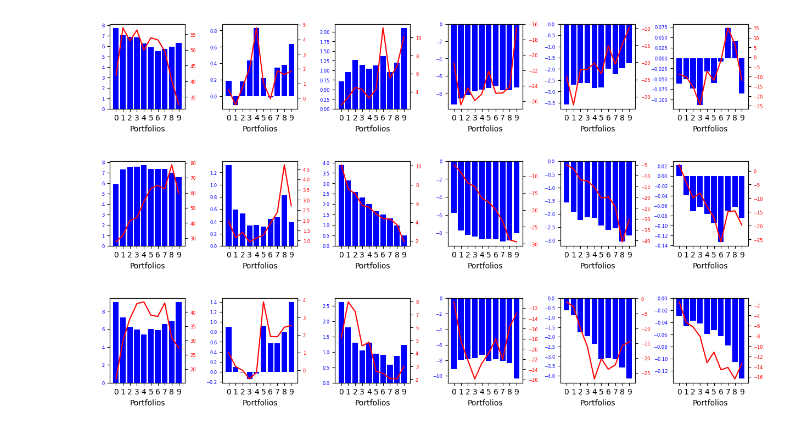
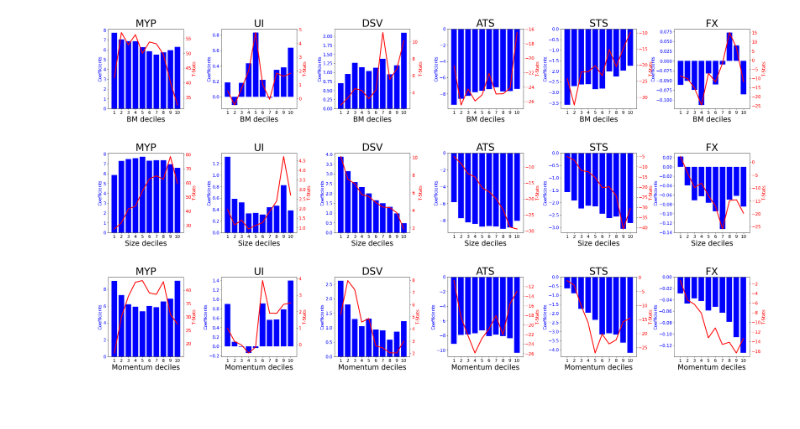
Before and after one commit to HXuanheng/macro-fundamental-factors, a Jupyter notebook: code/do_analysis/print_results.ipynb, the cells around one changed output. Saved outputs shown, nothing was run; the diff lists cells and outputs as text; code cells hidden in the pictures; blank space fills up the shorter version.

```diff
--- a/code/do_analysis/print_results.ipynb
+++ b/code/do_analysis/print_results.ipynb
@@ -13,3 +9,3 @@ import matplotlib.pyplot as plt
 # %%
 resource = "../../data/generated/"
-results = "../../results/"
+results = "../../latex/"
@@ -75,5 +164,5 @@ tex.append(summary_tex)
 # %%
-var = tables[3]
+%store -r var
 
 coef_data = var.params
 tstat_data = var.tvalues
@@ -99,7 +188,10 @@ col_name = (['HML',
              'STS',
              'FX'])
 
-var_latex = table_to_latex(coef_data, tstat_data,  row_name, col_name, sideways=True)
+var_est = table_to_latex(coef_data, tstat_data,  row_name, col_name)
 
-tex.append(var_latex)
+# Open a .tex file for writing
+with open(results + tables + nameof(var_est) + '.tex', 'w') as f:
+    # Write the LaTeX string to the file
+    f.write(var_est)
 # %%
@@ -118,41 +222,44 @@ for i in [0,1,2]:
-# %%
-for index, t in enumerate(tex):
-    # Open a .tex file for writing
-    with open(results + f'table{index+1}.tex', 'w') as f:
-        # Write the LaTeX string to the file
-        f.write(t)
 # %%
-for j in [0,1,2]:
+%store -r beta_port
+%store -r beta_t_stat_port
+
+macro_factors = ['MYP', 'UI', 'DSV', 'ATS', 'STS', 'FX']
+portfolios = ['BM deciles', 'Size deciles', 'Momentum deciles']
+
+for index, j in enumerate([0,1,2]):
     # Create a figure with subplots for each column
-    fig, axs = plt.subplots(1, 6, figsize=(15, 2))
+    fig, axs = plt.subplots(1, 6, figsize=(40, 5))
     # Generate random data for example
     coefficients = beta_port[j]
     # coefficients = np.arange(1, beta.shape[0]+1)
     t_stats = beta_t_stat_port[j]
     # t_stats = np.arange(1, beta_t_stat.shape[0]+1)
 
     # Loop through each column and plot the histogram and line plot
-    for i in range(coefficients.shape[1]):
+    for index2, i in enumerate(range(coefficients.shape[1])):
         # Plot histogram of coefficients on left y-axis
-        axs[i].bar(np.arange(coefficients.shape[0]), coefficients[:, i], color='blue')
-        # axs[i].set_ylabel('Coefficients', color='blue', fontsize=5)
-        axs[i].tick_params(axis='y', labelcolor='blue', labelsize=6)
+        axs[i].bar(np.arange(1, coefficients.shape[0]+1), coefficients[:, i], color='blue')
+        axs[i].set_ylabel('Coefficients', color='blue', fontsize=15)
+        axs[i].tick_params(axis='y', labelcolor='blue', labelsize=15)
 
         # Add line plot of t-stats on right y-axis
         axs2 = axs[i].twinx()
-        axs2.plot(np.arange(t_stats.shape[0]), t_stats[:, i], color='red')
-        # axs2.set_ylabel('T-Stats', color='red', fontsize=5)
-        axs2.tick_params(axis='y', labelcolor='red', labelsize=6)
+        axs2.plot(np.arange(1, t_stats.shape[0]+1), t_stats[:, i], color='red', linewidth=3)
+        axs2.set_ylabel('T-Stats', color='red', fontsize=15)
+        axs2.tick_params(axis='y', labelcolor='red', labelsize=15)
 
         # Set x-axis label and tick marks
-        axs[i].set_xlabel('Portfolios')
-        axs[i].set_xticks(np.arange(coefficients.shape[0]))
+        axs[i].set_xlabel(portfolios[index], fontsize=25)
+        axs[i].set_xticks(np.arange(1, coefficients.shape[0]+1))
+        axs[i].tick_params(axis='x', labelsize=15)
+        axs[i].set_title(macro_factors[index2], fontsize=35)
 
     # Increase space between subplots
     fig.subplots_adjust(wspace=0.5)
 
-plt.show()
+    # Save the figure to the specified location
+    fig.savefig(results + plots + f'betahist{index+1}.png', bbox_inches='tight')
 # %% [output]
-[figure, old version]
+[figure, new version]
-[figure, old version]
+[figure, new version]
-[figure, old version]
+[figure, new version]
```
Also changed, not shown: parts of 9 cells of this notebook, 30 other files.
